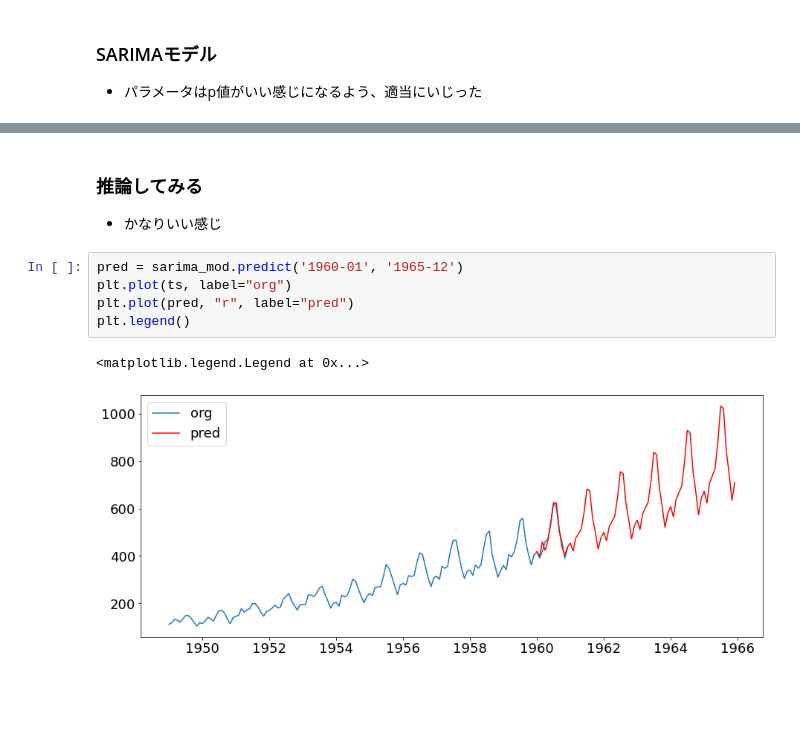
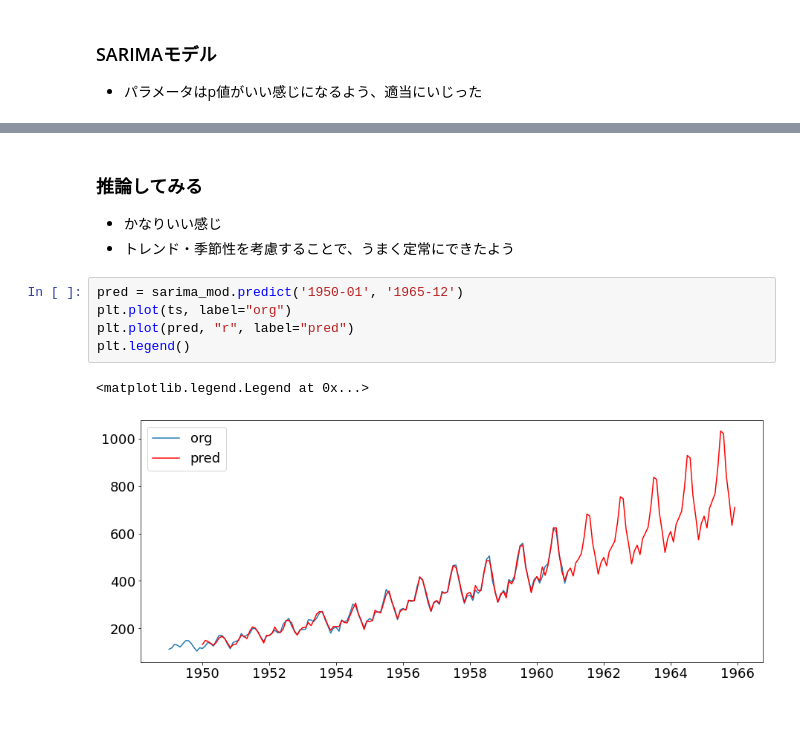
Before and after one commit to bokushi4/tsa_practice, a Jupyter notebook: 04_AirPassengers_analysis.ipynb, the cells around one changed output, grey strips where cells are left out. Drawn from its saved outputs; the diff is of its cells as text; blank space fills up the shorter version.

```diff
--- a/04_AirPassengers_analysis.ipynb
+++ b/04_AirPassengers_analysis.ipynb
@@ -242,11 +255,14 @@ Warnings:
 # %% [markdown]
 ### 推論してみる
 - かなりいい感じ
+- トレンド・季節性を考慮することで、うまく定常にできたよう
 # %%
-pred = sarima_mod.predict('1960-01', '1965-12')
+pred = sarima_mod.predict('1950-01', '1965-12')
 plt.plot(ts, label="org")
 plt.plot(pred, "r", label="pred")
 plt.legend()
 # %% [output]
 <matplotlib.legend.Legend at 0x...>
-[figure, old version]
+[figure, new version]
+# %% [markdown]
+###
```
Also changed, not shown: parts of 12 cells of this notebook, 5 other files.
